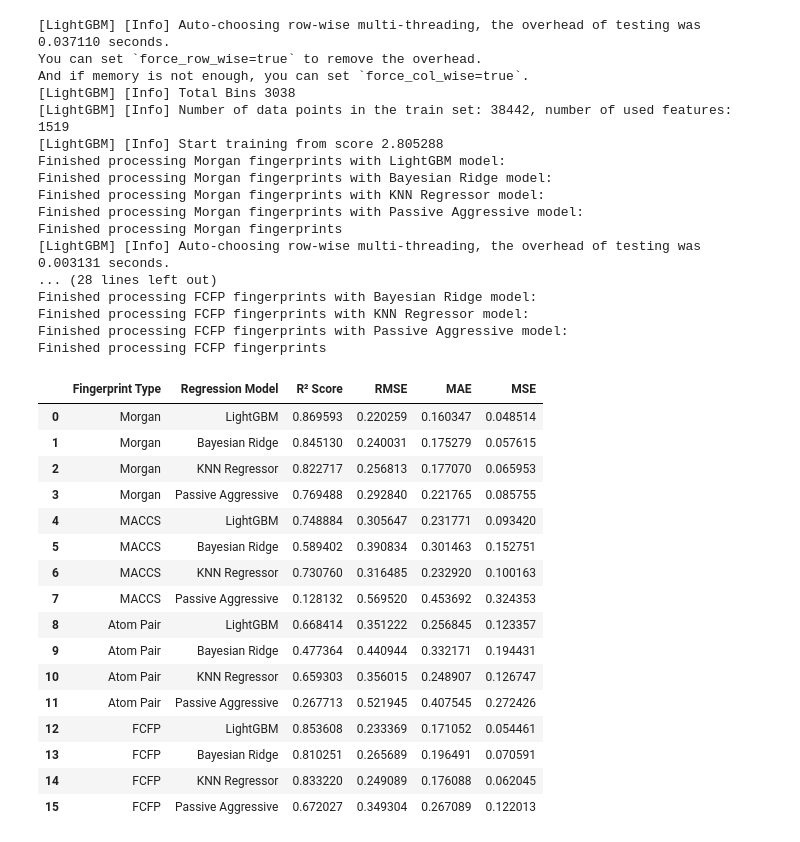
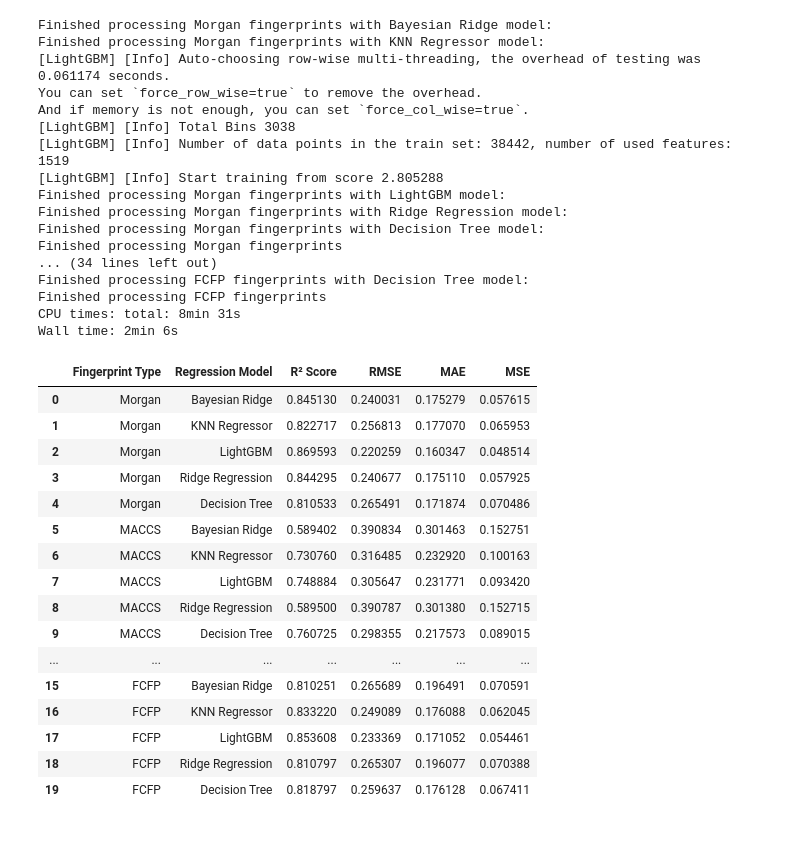
Before and after one commit to chamodpeiris/Curcumin_BendGap_Cheminfo, a Jupyter notebook: Cucumines/cucurmin_solutions/Solution05_Manuscriot edits 02/Phase01_InitEdit_BestModel.ipynb, the cells around one changed output. Drawn from its saved outputs; the diff is of its cells as text; code cells hidden in the pictures.

Commit message:
Curcumin Grid search for best model

```diff
--- a/Cucumines/cucurmin_solutions/Solution05_Manuscriot edits 02/Phase01_InitEdit_BestModel.ipynb
+++ b/Cucumines/cucurmin_solutions/Solution05_Manuscriot edits 02/Phase01_InitEdit_BestModel.ipynb
@@ -135,17 +135,20 @@ Wall time: 3min 38s
 # %%
+%%time
 import pandas as pd
 from sklearn.model_selection import train_test_split
 from sklearn.metrics import r2_score, mean_squared_error, mean_absolute_error
 from lightgbm import LGBMRegressor
-from sklearn.linear_model import BayesianRidge, PassiveAggressiveRegressor
+from sklearn.linear_model import BayesianRidge, LinearRegression, Ridge
 from sklearn.neighbors import KNeighborsRegressor
+from sklearn.tree import DecisionTreeRegressor
 import numpy as np
 
 models = {
-    'LightGBM': LGBMRegressor(),
     'Bayesian Ridge': BayesianRidge(),
     'KNN Regressor': KNeighborsRegressor(),
-    'Passive Aggressive': PassiveAggressiveRegressor()
+    'LightGBM': LGBMRegressor(),
+    'Ridge Regression': Ridge(),
+    'Decision Tree': DecisionTreeRegressor()
 }
 
 results = []
@@ -164,55 +167,55 @@ for i, df in enumerate([opv_df_morgan, opv_df_maccs, opv_df_atom_pair, opv_df_fc
 
         r2 = r2_score(y_test, y_pred)
         rmse = np.sqrt(mean_squared_error(y_test, y_pred))
         mae = mean_absolute_error(y_test, y_pred)
         mse = mean_squared_error(y_test, y_pred)
 
         print(f'Finished processing {fingerprint_type} fingerprints with {model_name} model:')
 
         results.append({
             'Fingerprint Type': fingerprint_type,
             'Regression Model': model_name,
             'R² Score': r2,
             'RMSE': rmse,
             'MAE': mae,
             'MSE': mse
         })
     print(f'Finished processing {fingerprint_type} fingerprints')
 
 results_df = pd.DataFrame(results)
 results_df
 # %% [output]
-[LightGBM] [Info] Auto-choosing row-wise multi-threading, the overhead of testing was 0.037110 seconds.
+Finished processing Morgan fingerprints with Bayesian Ridge model:
+Finished processing Morgan fingerprints with KNN Regressor model:
+[LightGBM] [Info] Auto-choosing row-wise multi-threading, the overhead of testing was 0.061174 seconds.
 You can set `force_row_wise=true` to remove the overhead.
 And if memory is not enough, you can set `force_col_wise=true`.
 [LightGBM] [Info] Total Bins 3038
 [LightGBM] [Info] Number of data points in the train set: 38442, number of used features: 1519
 [LightGBM] [Info] Start training from score 2.805288
 Finished processing Morgan fingerprints with LightGBM model:
-Finished processing Morgan fingerprints with Bayesian Ridge model:
-Finished processing Morgan fingerprints with KNN Regressor model:
-Finished processing Morgan fingerprints with Passive Aggressive model:
+Finished processing Morgan fingerprints with Ridge Regression model:
+Finished processing Morgan fingerprints with Decision Tree model:
 Finished processing Morgan fingerprints
-[LightGBM] [Info] Auto-choosing row-wise multi-threading, the overhead of testing was 0.003131 seconds.
-... (28 lines left out)
-Finished processing FCFP fingerprints with Bayesian Ridge model:
-Finished processing FCFP fingerprints with KNN Regressor model:
-Finished processing FCFP fingerprints with Passive Aggressive model:
+... (34 lines left out)
+Finished processing FCFP fingerprints with Decision Tree model:
 Finished processing FCFP fingerprints
+CPU times: total: 8min 31s
+Wall time: 2min 6s
 |  | Fingerprint Type | Regression Model | R² Score | RMSE | MAE | MSE |
-| 0 | Morgan | LightGBM | 0.869593 | 0.220259 | 0.160347 | 0.048514 |
-| 1 | Morgan | Bayesian Ridge | 0.845130 | 0.240031 | 0.175279 | 0.057615 |
-| 2 | Morgan | KNN Regressor | 0.822717 | 0.256813 | 0.177070 | 0.065953 |
-| 3 | Morgan | Passive Aggressive | 0.769488 | 0.292840 | 0.221765 | 0.085755 |
-| 4 | MACCS | LightGBM | 0.748884 | 0.305647 | 0.231771 | 0.093420 |
+| 0 | Morgan | Bayesian Ridge | 0.845130 | 0.240031 | 0.175279 | 0.057615 |
+| 1 | Morgan | KNN Regressor | 0.822717 | 0.256813 | 0.177070 | 0.065953 |
+| 2 | Morgan | LightGBM | 0.869593 | 0.220259 | 0.160347 | 0.048514 |
+| 3 | Morgan | Ridge Regression | 0.844295 | 0.240677 | 0.175110 | 0.057925 |
+| 4 | Morgan | Decision Tree | 0.810533 | 0.265491 | 0.171874 | 0.070486 |
 | 5 | MACCS | Bayesian Ridge | 0.589402 | 0.390834 | 0.301463 | 0.152751 |
 | 6 | MACCS | KNN Regressor | 0.730760 | 0.316485 | 0.232920 | 0.100163 |
-| 7 | MACCS | Passive Aggressive | 0.128132 | 0.569520 | 0.453692 | 0.324353 |
-| 8 | Atom Pair | LightGBM | 0.668414 | 0.351222 | 0.256845 | 0.123357 |
-| 9 | Atom Pair | Bayesian Ridge | 0.477364 | 0.440944 | 0.332171 | 0.194431 |
-| 10 | Atom Pair | KNN Regressor | 0.659303 | 0.356015 | 0.248907 | 0.126747 |
-| 11 | Atom Pair | Passive Aggressive | 0.267713 | 0.521945 | 0.407545 | 0.272426 |
-| 12 | FCFP | LightGBM | 0.853608 | 0.233369 | 0.171052 | 0.054461 |
-| 13 | FCFP | Bayesian Ridge | 0.810251 | 0.265689 | 0.196491 | 0.070591 |
-| 14 | FCFP | KNN Regressor | 0.833220 | 0.249089 | 0.176088 | 0.062045 |
-| 15 | FCFP | Passive Aggressive | 0.672027 | 0.349304 | 0.267089 | 0.122013 |
+| 7 | MACCS | LightGBM | 0.748884 | 0.305647 | 0.231771 | 0.093420 |
+| 8 | MACCS | Ridge Regression | 0.589500 | 0.390787 | 0.301380 | 0.152715 |
+| 9 | MACCS | Decision Tree | 0.760725 | 0.298355 | 0.217573 | 0.089015 |
+| ... | ... | ... | ... | ... | ... | ... |
+| 15 | FCFP | Bayesian Ridge | 0.810251 | 0.265689 | 0.196491 | 0.070591 |
+| 16 | FCFP | KNN Regressor | 0.833220 | 0.249089 | 0.176088 | 0.062045 |
+| 17 | FCFP | LightGBM | 0.853608 | 0.233369 | 0.171052 | 0.054461 |
+| 18 | FCFP | Ridge Regression | 0.810797 | 0.265307 | 0.196077 | 0.070388 |
+| 19 | FCFP | Decision Tree | 0.818797 | 0.259637 | 0.176128 | 0.067411 |
```
Also changed, not shown: parts of 9 cells of this notebook.
